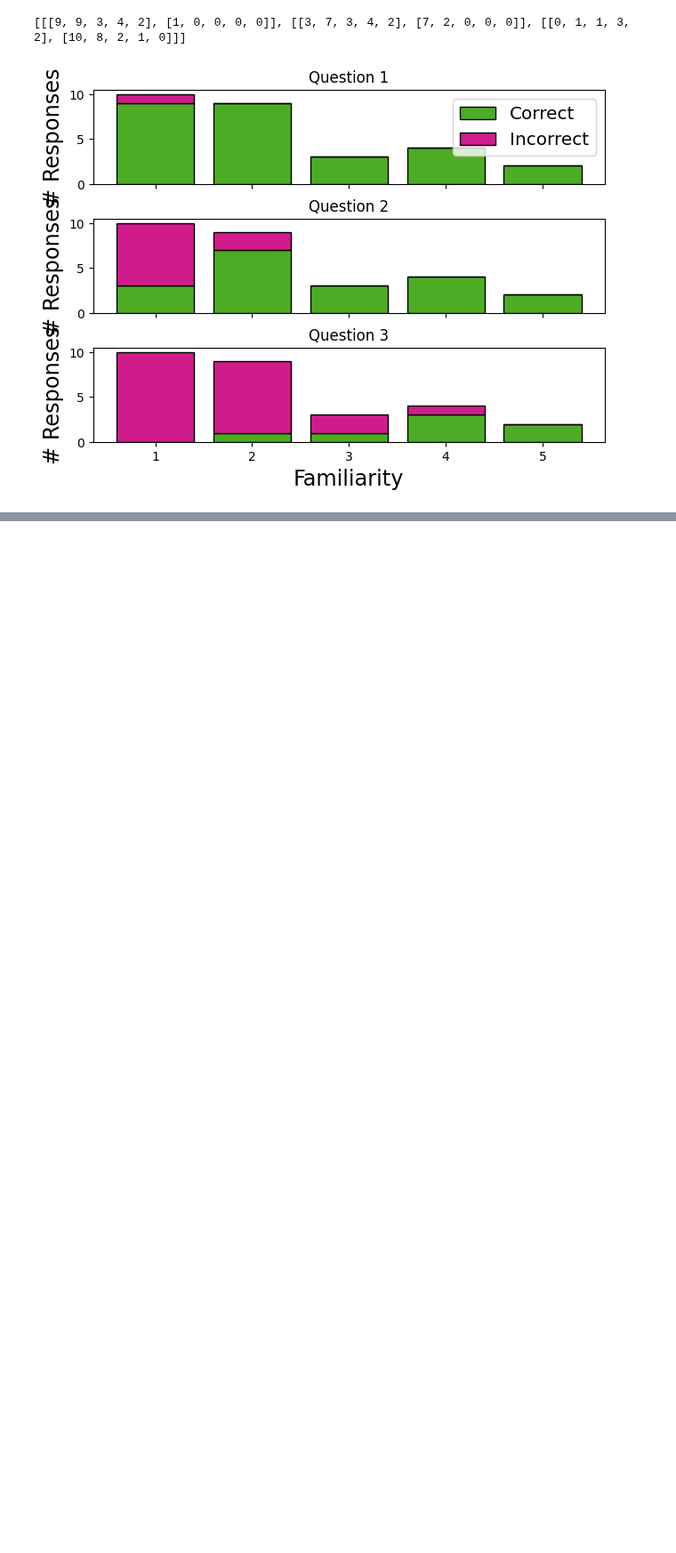
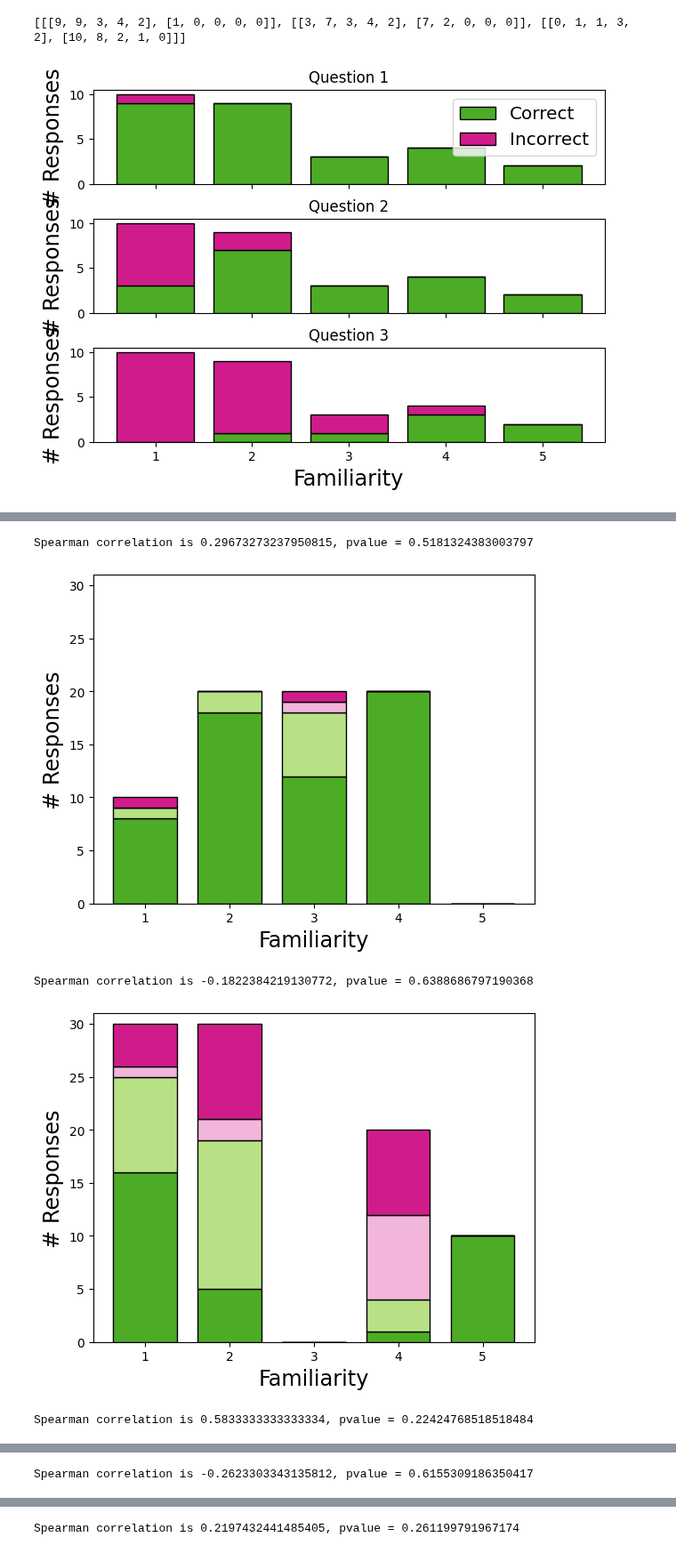
Before and after one commit to florenceboettger/visual-counterfactuals, a Jupyter notebook: study_analysis/study_evaluate.ipynb, the cells around one changed output, grey strips where cells are left out. Shown at 89% size. Cells and saved outputs as stored; diff of their text form; code cells hidden in the pictures; blank space fills up the shorter version.

```diff
--- a/study_analysis/study_evaluate.ipynb
+++ b/study_analysis/study_evaluate.ipynb
@@ -216,6 +217,3 @@ visualize_familiarity_correlation_bar(studies)
 # %% [output]
 [[[9, 9, 3, 4, 2], [1, 0, 0, 0, 0]], [[3, 7, 3, 4, 2], [7, 2, 0, 0, 0]], [[0, 1, 1, 3, 2], [10, 8, 2, 1, 0]]]
 [figure]
-# %%
-for i, s in enumerate(studies):
-    visualize_familiarity_accuracy(s, legend="upper right" if i == 3 else None)
@@ -230,0 +220,18 @@ Spearman correlation is 0.5833333333333334, pvalue = 0.22424768518518484
+# %%
+dict = {"param": ["r", "p r"]}
+for i in [1, 0, 3, 2]:
+    s = studies[i]
+    spearman, pvalue = visualize_familiarity_accuracy(s, legend="upper right" if i == 3 else None)
+    dict[re.sub(r'_', ' ', s.name)] = [f"{spearman:.2f}", "0.001" if pvalue < 0.001 else f"{pvalue:.3f}"]
+
+all_study = Study(studies[0].truth, "combined_ours", np.array([r for s in studies for r in s.responses]).flatten())
+spearman, pvalue = visualize_familiarity_accuracy(all_study)
+dict["all"] = [f"{spearman:.2f}", "0.001" if pvalue < 0.001 else f"{pvalue:.3f}"]
+
+pd.DataFrame(dict).set_index("param").T.to_csv(f"../data/studies_spearman.csv", index_label="param")
+# %% [output]
+Spearman correlation is 0.29673273237950815, pvalue = 0.5181324383003797
+[figure, added]
+Spearman correlation is -0.1822384219130772, pvalue = 0.6388686797190368
+[figure, added]
+Spearman correlation is 0.5833333333333334, pvalue = 0.22424768518518484
@@ -230,0 +239 @@ Spearman correlation is 0.5833333333333334, pvalue = 0.22424768518518484
+Spearman correlation is -0.2623303343135812, pvalue = 0.6155309186350417
@@ -230,0 +241 @@ Spearman correlation is 0.5833333333333334, pvalue = 0.22424768518518484
+Spearman correlation is 0.2197432441485405, pvalue = 0.261199791967174
```
Also changed, not shown: parts of 5 cells of this notebook, 51 other files.
